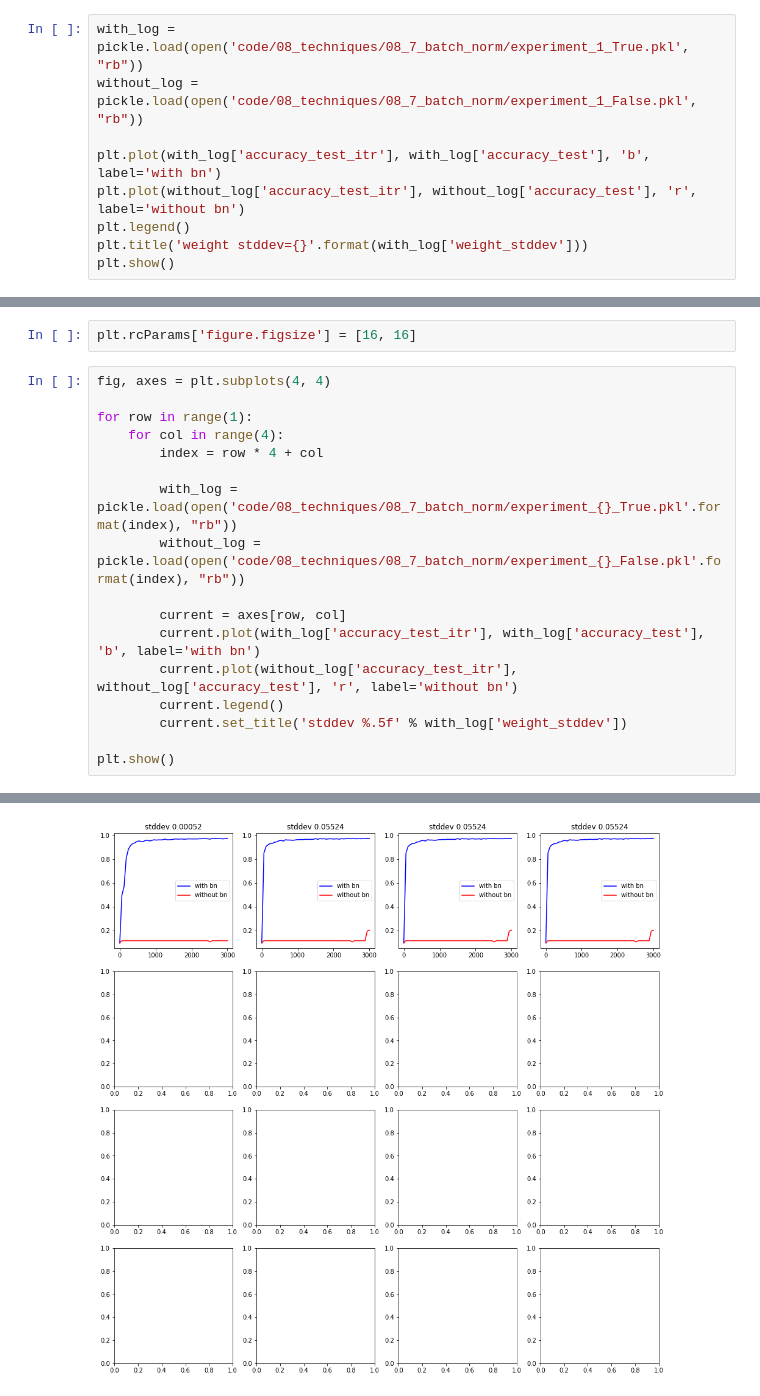
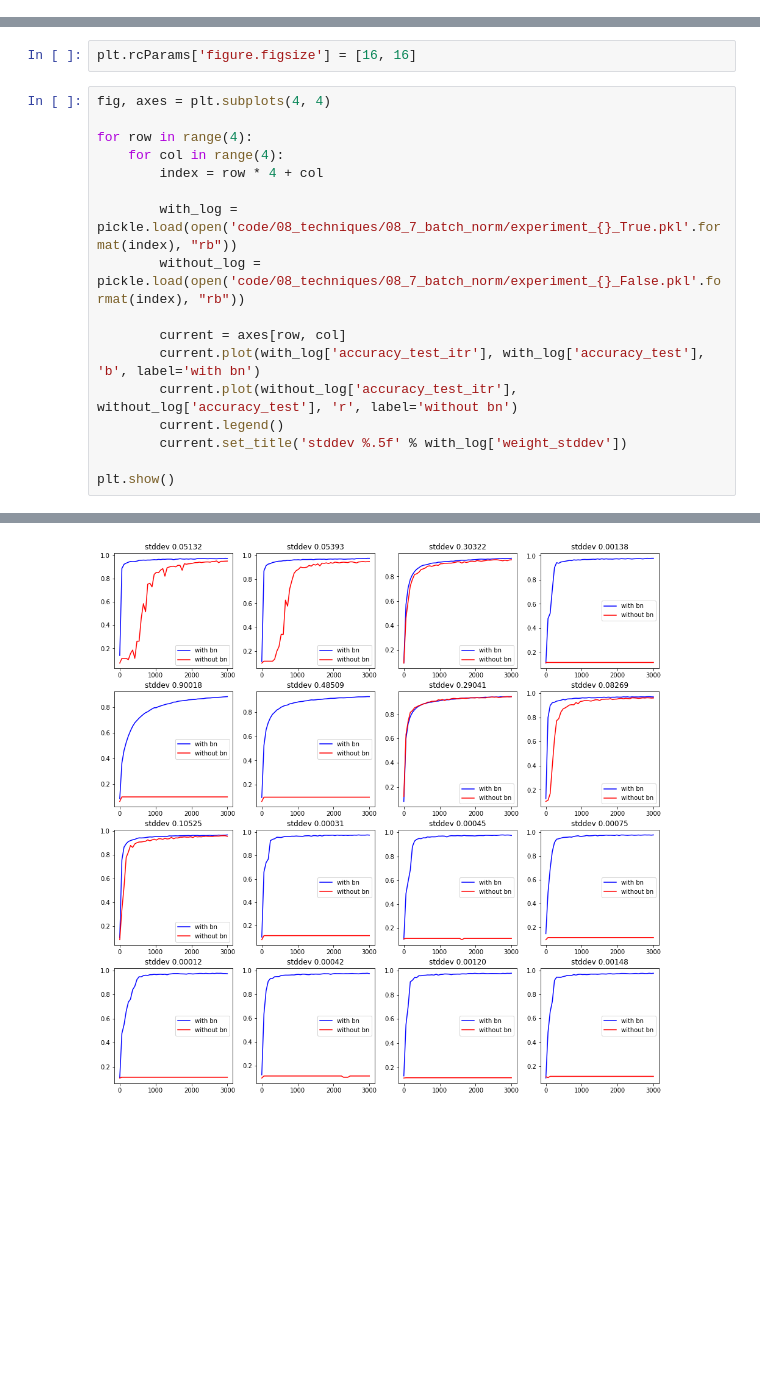
Before and after one commit to takaiwai/deep-learning-for-art-and-design, a Jupyter notebook: 08_7_batch_normalizations.ipynb, the cells around one changed output, grey strips where cells are left out. Cells and saved outputs as stored; diff of their text form; blank space fills up the shorter version.

Commit message:
Batch norm comparison

```diff
--- a/08_7_batch_normalizations.ipynb
+++ b/08_7_batch_normalizations.ipynb
@@ -51,12 +51,3 @@ plt.show()
 * ReLU
 * Random initialization ($10$–$10^{-4}$)
 * With or without batch normalization
-# %%
-with_log = pickle.load(open('code/08_techniques/08_7_batch_norm/experiment_1_True.pkl', "rb"))
-without_log = pickle.load(open('code/08_techniques/08_7_batch_norm/experiment_1_False.pkl', "rb"))
-
-plt.plot(with_log['accuracy_test_itr'], with_log['accuracy_test'], 'b', label='with bn')
-plt.plot(without_log['accuracy_test_itr'], without_log['accuracy_test'], 'r', label='without bn')
-plt.legend()
-plt.title('weight stddev={}'.format(with_log['weight_stddev']))
-plt.show()
@@ -67,7 +56,7 @@ plt.rcParams['figure.figsize'] = [16, 16]
 # %%
 fig, axes = plt.subplots(4, 4)
 
-for row in range(1):
+for row in range(4):
     for col in range(4):
         index = row * 4 + col
 
@@ -89 +74 @@ plt.show()
-[figure, old version]
+[figure, new version]
```
Also changed, not shown: parts of 3 cells of this notebook, 1 other file.
